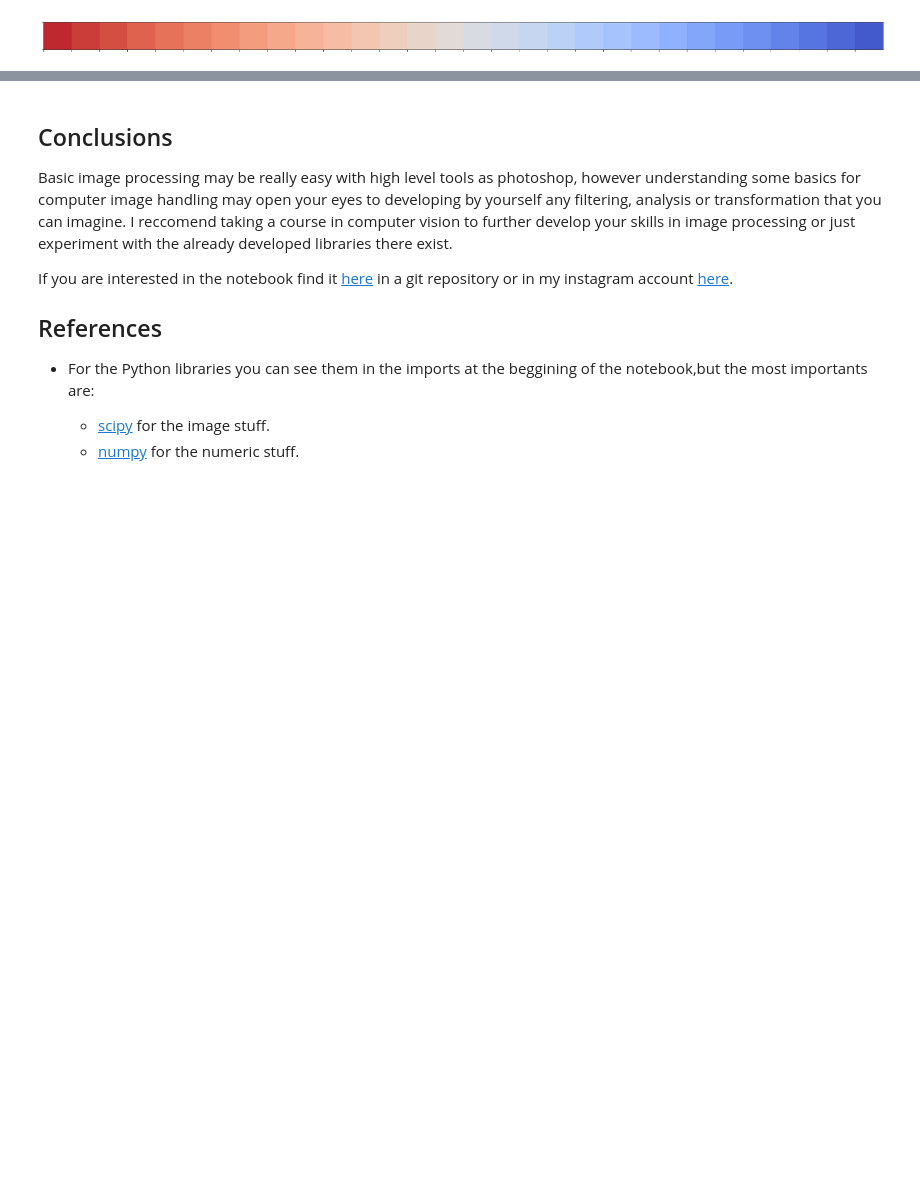
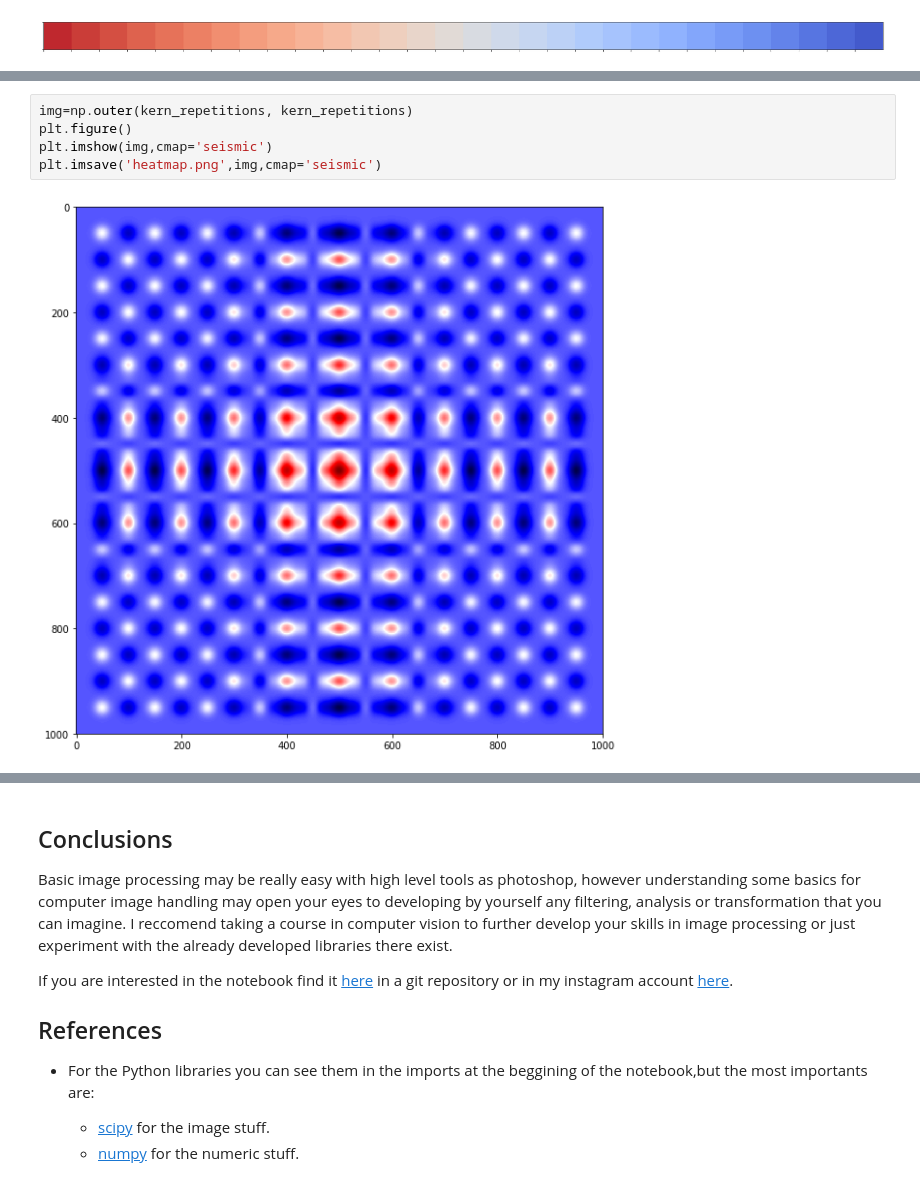
Before and after one commit to jeroaranda/notebooks, a Jupyter notebook: basic_but_not_standard.ipynb, the cells around one changed output, grey strips where cells are left out. Drawn from its saved outputs; the diff is of its cells as text; blank space fills up the shorter version.

```diff
--- a/basic_but_not_standard.ipynb
+++ b/basic_but_not_standard.ipynb
@@ -312,0 +351,7 @@ sns.palplot(sns.color_palette("coolwarm", 30)[::-1])
+# %%
+img=np.outer(kern_repetitions, kern_repetitions)
+plt.figure()
+plt.imshow(img,cmap='seismic')
+plt.imsave('heatmap.png',img,cmap='seismic')
+# %% [output]
+[figure, added]
```
Also changed, not shown: parts of 8 cells of this notebook, 4 other files.
